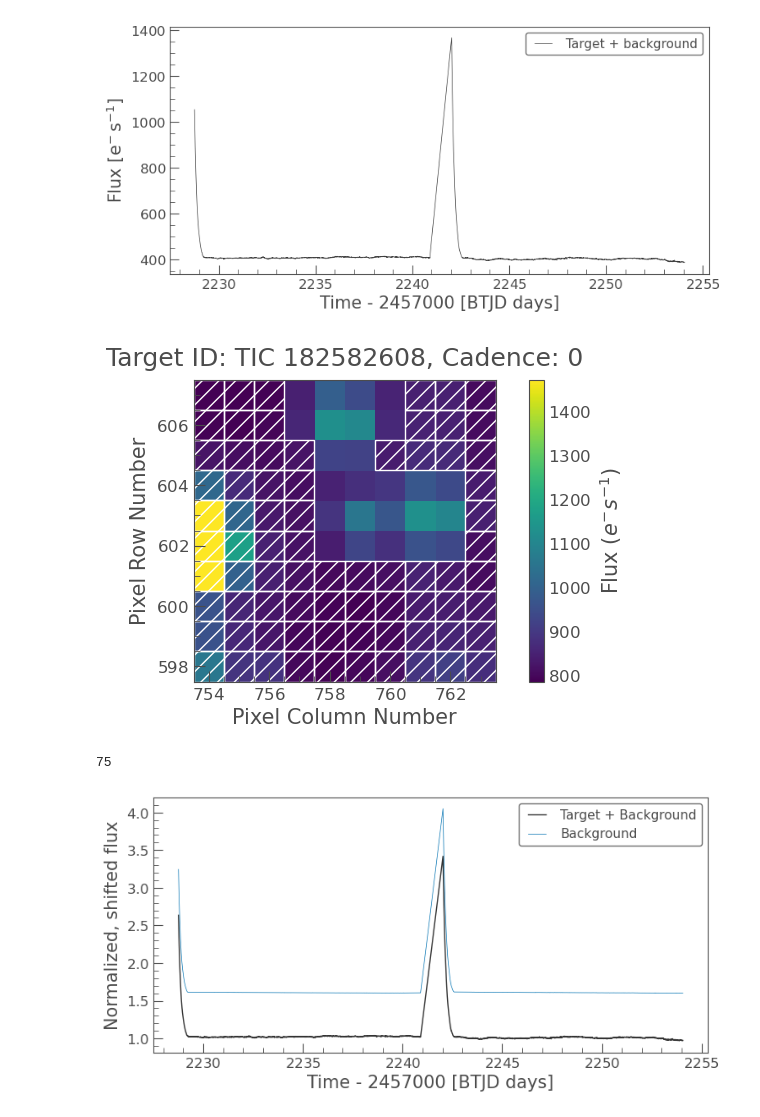
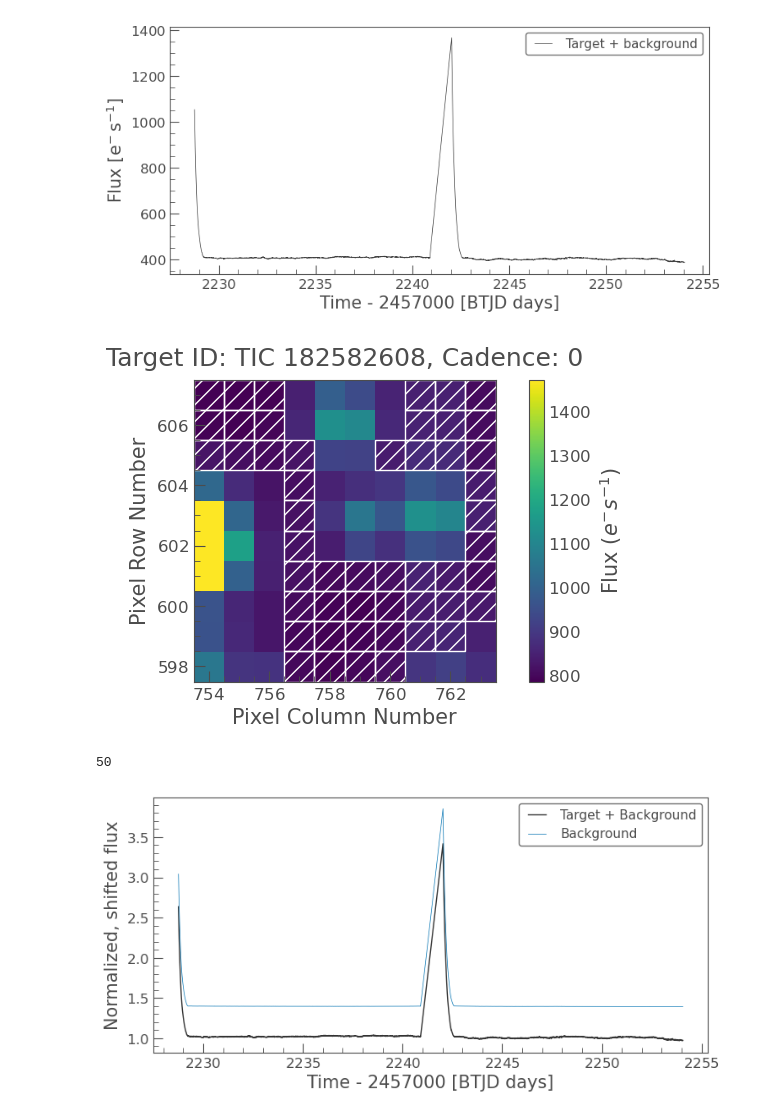
Before and after one commit to ASainio/ASASSN-21qj, a Jupyter notebook: TESS_sector_34.ipynb, the cells around one changed output. Saved outputs shown, nothing was run; the diff lists cells and outputs as text; code cells hidden in the pictures.

```diff
--- a/TESS_sector_34.ipynb
+++ b/TESS_sector_34.ipynb
@@ -41,15 +41,15 @@ s34_target_lc.plot(label='Target + background');
 # %% [output]
 [figure]
 # %%
-s34_background_mask = ~cut_s34.create_threshold_mask(threshold=0.003, reference_pixel= 'center')
+s34_background_mask = ~cut_s34.create_threshold_mask(threshold=0.001, reference_pixel= None)
 cut_s34.plot(aperture_mask=s34_background_mask, mask_color='w');
 # %% [output]
-[figure, old version]
+[figure, new version]
 # %%
 s34_n_background_pixels = s34_background_mask.sum()
 s34_n_background_pixels
 # %% [output]
-75
+50
 # %%
 s34_background_lc_per_pixel = cut_s34.to_lightcurve(aperture_mask=s34_background_mask) / s34_n_background_pixels
 # %%
@@ -60,4 +60,4 @@ ax = (s34_target_lc / common_normalization).plot(normalize=False, label='Target
 (s34_background_estimate_lc / common_normalization +1).plot(ax=ax, normalize=False, label='Background',
                                                         ylabel='Normalized, shifted flux');
 # %% [output]
-[figure, old version]
+[figure, new version]
```
Also changed, not shown: parts of 1 cell of this notebook, 3 other files.
